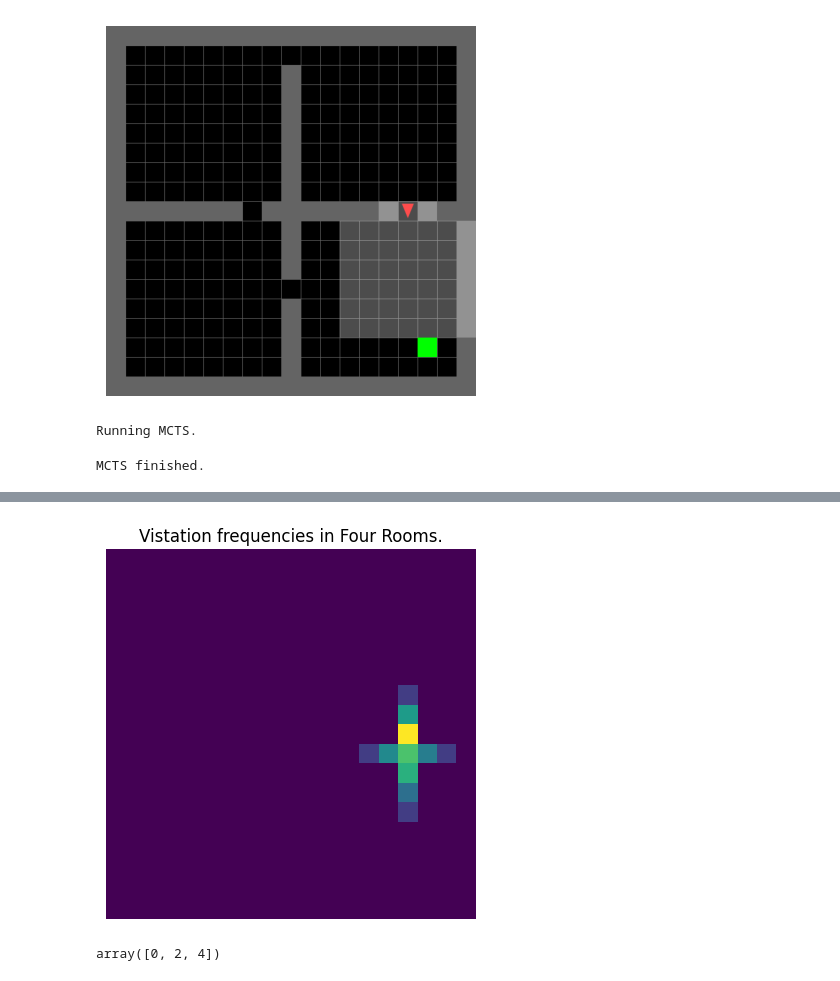
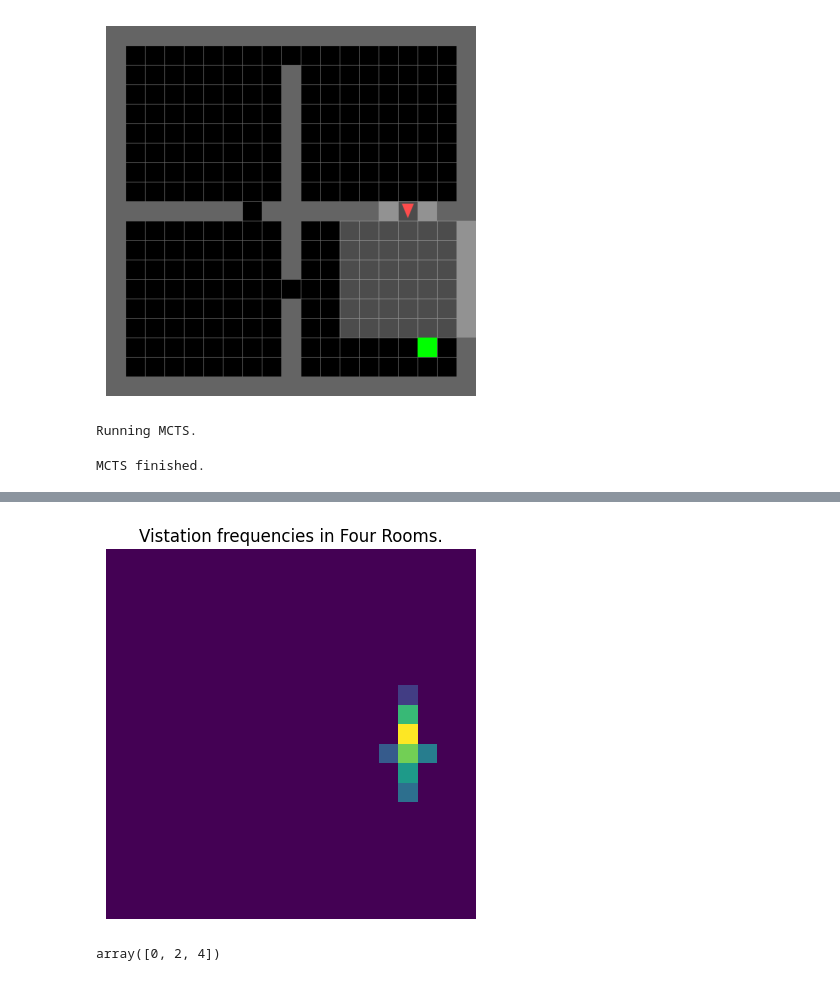
Before and after one commit to Lukeroberto/rl-refresher, a Jupyter notebook: mcts/mcts.ipynb, the cells around one changed output, grey strips where cells are left out. Saved outputs shown, nothing was run; the diff lists cells and outputs as text; code cells hidden in the pictures.

```diff
--- a/mcts/mcts.ipynb
+++ b/mcts/mcts.ipynb
@@ -342,33 +342,33 @@ plt.axis("off")
 # %%
 model = FourRoomsModel()
 env = FourRoomsEnvPos(agent_pos=(15, 9), goal_pos=(16,16))
 
 obs = env.reset(seed=42)
 # mcts = MCTS(obs, model, {"iters": 2000, "sim_depth": 5, "heuristic": [0.0, 0.0, 0.0, 0.0, 0.0, 1.0]})
 # action, root = MCTS(obs, model, {"iters": 5000, "sim_depth": 1, "expansion_heuristic": np.array([1/3, 1/3, 1/3, 0, 0, 0, 0])}).search()
-action, root = MCTS(obs, model, {"iters": 200, "sim_depth": 80}).search()
+action, root = MCTS(obs, model, {"iters": 200, "sim_depth": 80, "discount":0.9}).search()
 
 freqs = unpack_visits(root, visit_freqs=defaultdict(lambda: 0))
 
 grid = np.zeros((19, 19))
 for loc, visits in freqs.items():
     grid[loc[0][1], loc[0][0]] += visits
 
 grid = np.log(grid)
 grid[grid == -np.inf] = 0
 plt.imshow(grid)
 plt.title("Vistation frequencies in Four Rooms.")
 plt.axis("off")
 # plt.savefig("./four-rooms/visits.png")
 
 graph = unpack(root, graphviz.Digraph(), set(), action_map=action_map)
 # graph.render()
 graph
 # %% [output]
 Running MCTS.
 MCTS finished.
 [drawing not drawn]
-[figure, old version]
+[figure, new version]
 # %%
 a = np.array([0, 1, 2, 3, 4])
 a[[0, 2, 4]]
```
Also changed, not shown: parts of 2 cells of this notebook, 1 other file.
